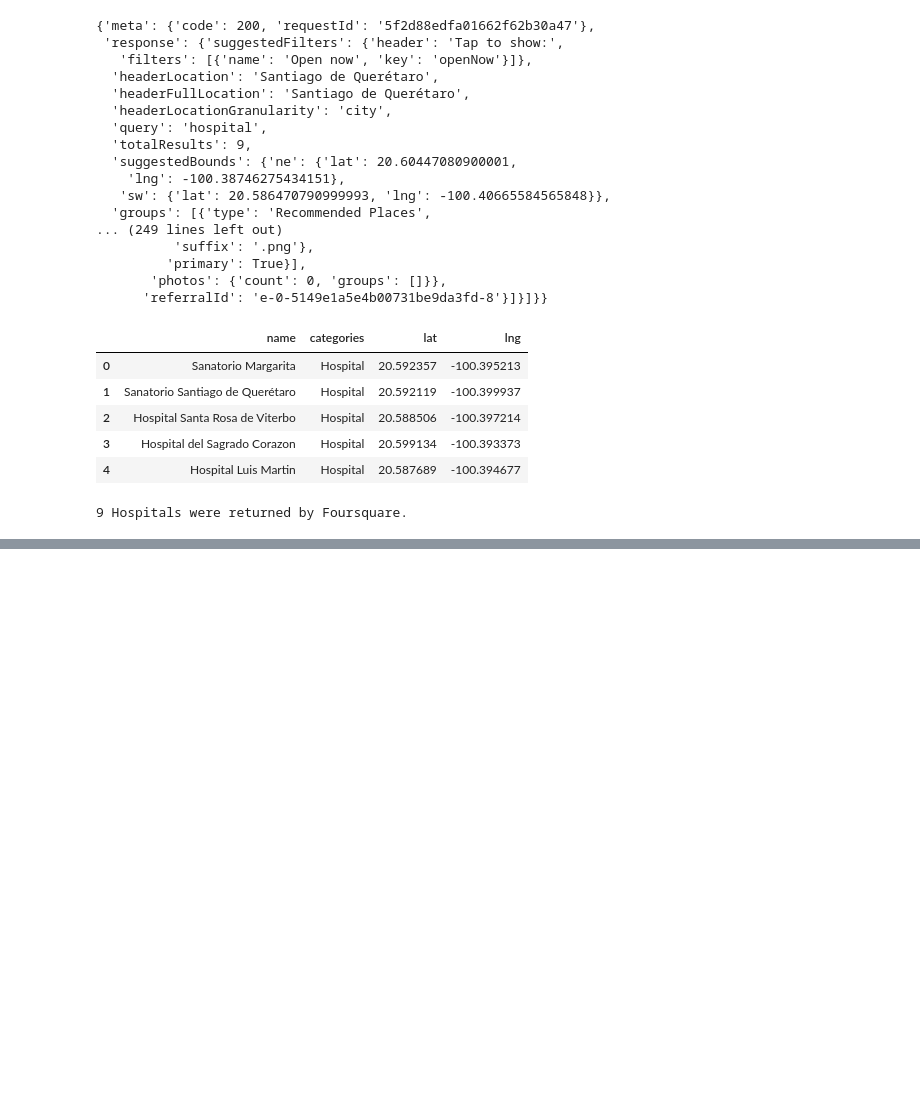
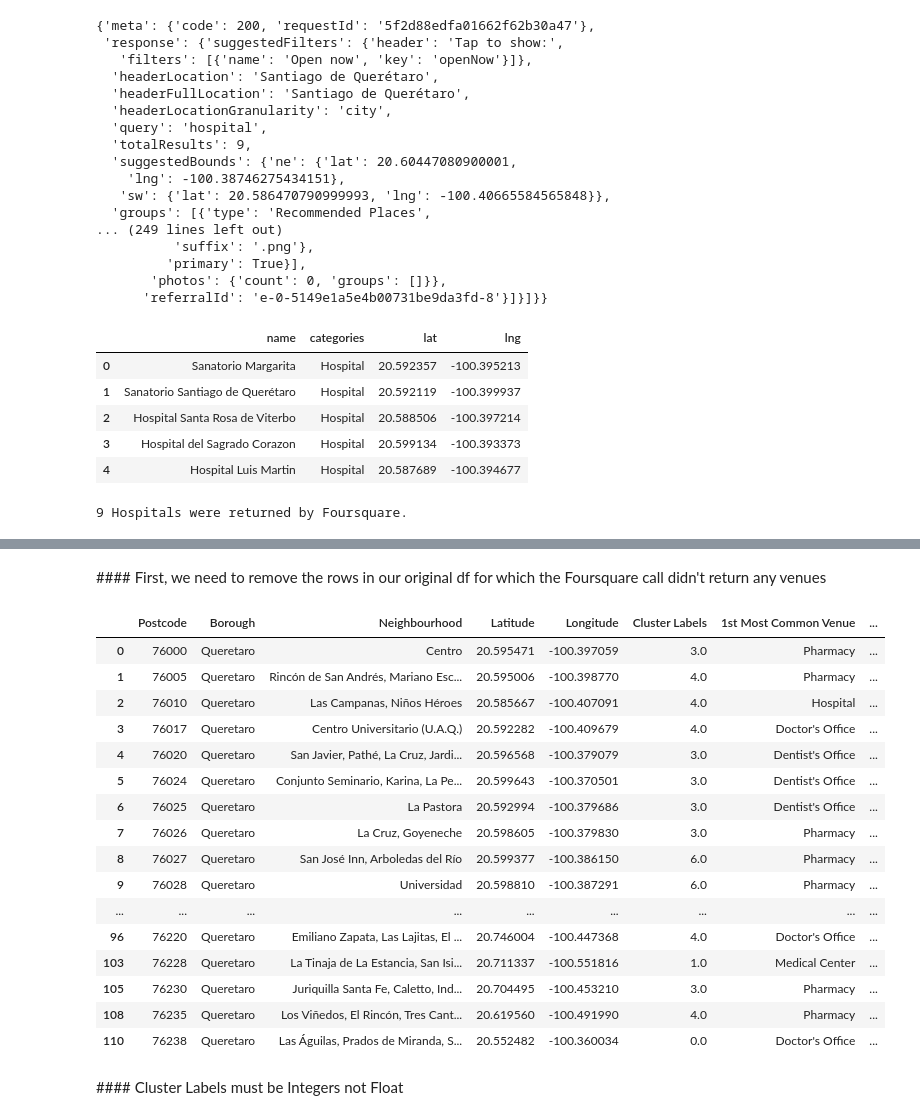
Before and after one commit to Alexrendon/Capstone-Project-Notebook, a Jupyter notebook: The Battle of Neighborhoods 1.ipynb, the cells around one changed output, grey strips where cells are left out. Cells and saved outputs as stored; diff of their text form; code cells hidden in the pictures; blank space fills up the shorter version.

```diff
--- a/The Battle of Neighborhoods 1.ipynb
+++ b/The Battle of Neighborhoods 1.ipynb
@@ -733,0 +996,21 @@ def getNearbyVenues(names, latitudes, longitudes):
+# %%
+num_top_venues = 10
+
+indicators = ['st', 'nd', 'rd']
+
+# create columns according to number of top venues
+columns = ['Neighbourhood']
+for ind in np.arange(num_top_venues):
+    try:
+        columns.append('{}{} Most Common Venue'.format(ind+1, indicators[ind]))
+    except:
+        columns.append('{}th Most Common Venue'.format(ind+1))
+
+# create a new dataframe
+neighbourhoods_venues_sorted = pd.DataFrame(columns=columns)
+neighbourhoods_venues_sorted['Neighbourhood'] = queretaro_grouped['Neighbourhood']
+
+for ind in np.arange(queretaro_grouped.shape[0]):
+    neighbourhoods_venues_sorted.iloc[ind, 1:] = return_most_common_venues(queretaro_grouped.iloc[ind, :], num_top_venues)
+
+neighbourhoods_venues_sorted
@@ -733,0 +1130,7 @@ def getNearbyVenues(names, latitudes, longitudes):
+# %%
+
+num_clusters = 7
+
+X = queretaro_grouped.drop('Neighbourhood', 1)
+
+kmeans = KMeans(n_clusters=num_clusters, random_state=0).fit(X)
@@ -733,0 +1158,26 @@ def getNearbyVenues(names, latitudes, longitudes):
+# %% [markdown]
+#### First, we need to remove the rows in our original df for which the Foursquare call didn't return any venues
+# %%
+queretaro_merged.dropna(subset = ["Cluster Labels"], inplace=True)
+# %%
+queretaro_merged
+# %% [output]
+|  | Postcode | Borough | Neighbourhood | Latitude | Longitude | Cluster Labels | 1st Most Common Venue | ... |
+| 0 | 76000 | Queretaro | Centro | 20.595471 | -100.397059 | 3.0 | Pharmacy | ... |
+| 1 | 76005 | Queretaro | Rincón de San Andrés, Mariano Esc... | 20.595006 | -100.398770 | 4.0 | Pharmacy | ... |
+| 2 | 76010 | Queretaro | Las Campanas, Niños Héroes | 20.585667 | -100.407091 | 4.0 | Hospital | ... |
+| 3 | 76017 | Queretaro | Centro Universitario (U.A.Q.) | 20.592282 | -100.409679 | 4.0 | Doctor's Office | ... |
+| 4 | 76020 | Queretaro | San Javier, Pathé, La Cruz, Jardi... | 20.596568 | -100.379079 | 3.0 | Dentist's Office | ... |
+| 5 | 76024 | Queretaro | Conjunto Seminario, Karina, La Pe... | 20.599643 | -100.370501 | 3.0 | Dentist's Office | ... |
+| 6 | 76025 | Queretaro | La Pastora | 20.592994 | -100.379686 | 3.0 | Dentist's Office | ... |
+| 7 | 76026 | Queretaro | La Cruz, Goyeneche | 20.598605 | -100.379830 | 3.0 | Pharmacy | ... |
+| 8 | 76027 | Queretaro | San José Inn, Arboledas del Río | 20.599377 | -100.386150 | 6.0 | Pharmacy | ... |
+| 9 | 76028 | Queretaro | Universidad | 20.598810 | -100.387291 | 6.0 | Pharmacy | ... |
+| ... | ... | ... | ... | ... | ... | ... | ... | ... |
+| 96 | 76220 | Queretaro | Emiliano Zapata, Las Lajitas, El ... | 20.746004 | -100.447368 | 4.0 | Doctor's Office | ... |
+| 103 | 76228 | Queretaro | La Tinaja de La Estancia, San Isi... | 20.711337 | -100.551816 | 1.0 | Medical Center | ... |
+| 105 | 76230 | Queretaro | Juriquilla Santa Fe, Caletto, Ind... | 20.704495 | -100.453210 | 3.0 | Pharmacy | ... |
+| 108 | 76235 | Queretaro | Los Viñedos, El Rincón, Tres Cant... | 20.619560 | -100.491990 | 4.0 | Pharmacy | ... |
+| 110 | 76238 | Queretaro | Las Águilas, Prados de Miranda, S... | 20.552482 | -100.360034 | 0.0 | Doctor's Office | ... |
+# %% [markdown]
+#### Cluster Labels must be Integers not Float
```
Also changed, not shown: parts of 65 cells of this notebook, 4 other files.
